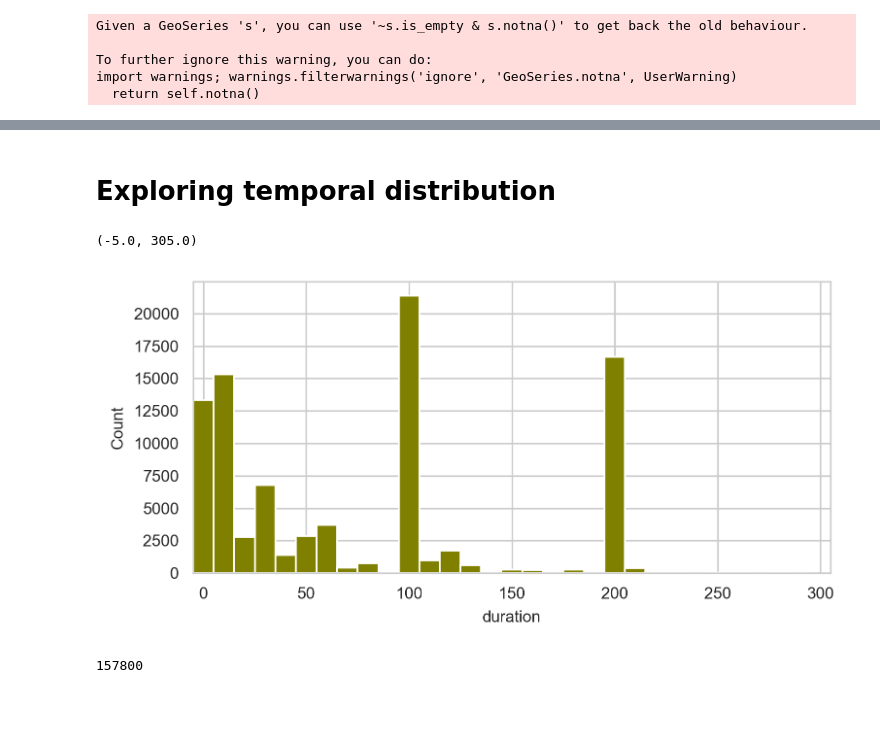
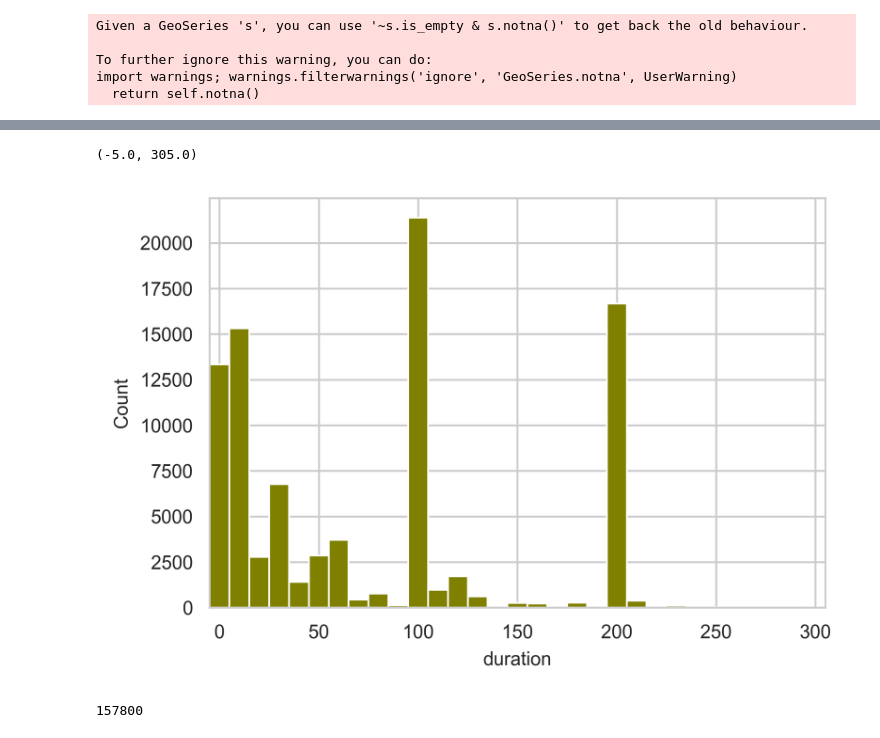
Before and after one commit to kasev/EpiMR, a Jupyter notebook: scripts/1_data-extraction+enrichement+explorations.ipynb, the cells around one changed output, grey strips where cells are left out. Saved outputs shown, nothing was run; the diff lists cells and outputs as text; code cells hidden in the pictures; blank space fills up the shorter version.

Commit message:
various figures

```diff
--- a/scripts/1_data-extraction+enrichement+explorations.ipynb
+++ b/scripts/1_data-extraction+enrichement+explorations.ipynb
@@ -25,3 +30,6 @@ try:
     GIST = gpd.read_parquet("../../GI_ETL/data/large_data/GIST_v0-1.parquet")
 except:
     GIST = gpd.read_file("https://zenodo.org/record/6827729/files/GIST_v0-1.geojson?download=1", driver="GeoJSON")
+# %%
+GIST["not_before"] = GIST["not_before"].astype(float)
+GIST["not_after"] = GIST["not_after"].astype(float)
@@ -95,0 +87,2 @@ Greece.plot(ax=ax, alpha=0.5)
+# %%
+GIST["geotemporal?"] = ((GIST["not_before"].notnull()) | (GIST["not_after"].notnull())) & (GIST["geometry"].notnull()) & (~GIST["geometry"].is_empty)
@@ -105,0 +137,2 @@ GIST["greece?"].sum()
+# %%
+GIST = GIST[GIST["geotemporal?"]]
@@ -106,5 +176,5 @@ GIST["greece?"].sum()
 # %%
-GIST = GIST[(GIST["geometry"].notnull()) & (~GIST["geometry"].is_empty)]
+GIST_gt = GIST[GIST["geotemporal?"]]
 polis = polis[(polis["geometry"].notnull()) & (~polis["geometry"].is_empty)]
 # %% [output]
 Given a GeoSeries 's', you can use '~s.is_empty & s.notna()' to get back the old behaviour.
@@ -162,7 +236,5 @@ GIST
 # %%
 GIST["polis?"] = GIST["polis_dist"] < 5000
-# %% [markdown]
-# Exploring temporal distribution
 # %%
 def get_duration(start, stop):
     try:
@@ -175,9 +247,9 @@ def get_duration(start, stop):
 
 GIST["duration"] = GIST.apply(lambda row: get_duration(row["not_before"], row["not_after"]), axis=1)
 # %%
-fig, ax = plt.subplots(figsize=(5.2, 2.6), tight_layout=True)
+fig, ax = plt.subplots(tight_layout=True)
 sns.histplot(GIST["duration"], kde=False, bins=range(-5, 305,10), alpha=1, color="olive", ax=ax)
 ax.set_xlim(-5, 305)
 # %% [output]
 (-5.0, 305.0)
-[figure, old version]
+[figure, new version]
```
Also changed, not shown: parts of 40 cells of this notebook, 14 other files.
